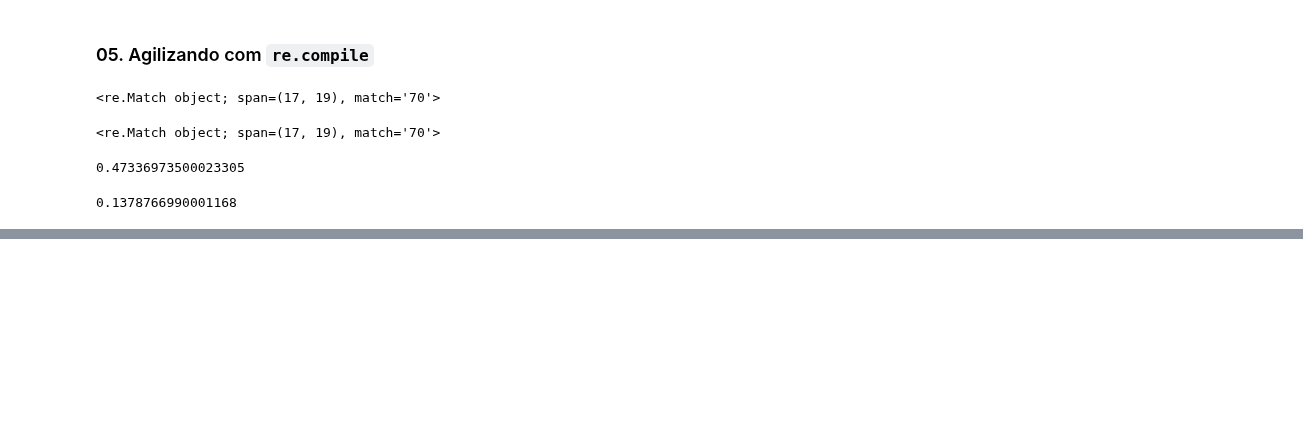
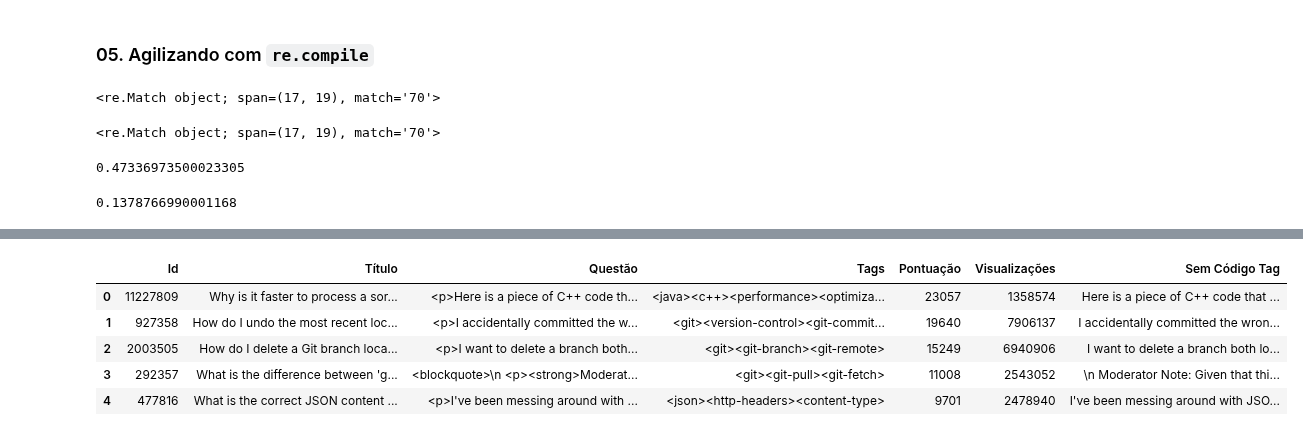
Before and after one commit to C3P0gan/Tutorials, a Jupyter notebook: Alura/Formacao_Machine_Learning_Avancada/Linguagem_Natural/NLP_RegEx_e_Modelos_de_Linguagem/nlp.ipynb, the cells around one changed output, grey strips where cells are left out. Drawn from its saved outputs; the diff is of its cells as text; code cells hidden in the pictures; blank space fills up the shorter version.

Commit message:
[03] Regex: Tratando dados da Web

```diff
--- a/Alura/Formacao_Machine_Learning_Avancada/Linguagem_Natural/NLP_RegEx_e_Modelos_de_Linguagem/nlp.ipynb
+++ b/Alura/Formacao_Machine_Learning_Avancada/Linguagem_Natural/NLP_RegEx_e_Modelos_de_Linguagem/nlp.ipynb
@@ -153,0 +117,12 @@ timeit("""regex.search("1537631532226425370")""", setup)
+# %%
+from typing import List
+
+def remover(textos: str | List[str], regex: re.Pattern) -> str | List[str]:
+    if isinstance(textos, str):
+        return regex.sub("", textos)
+    else:
+        return [regex.sub("", texto) for texto in textos]
+# %%
+regex_html = re.compile(r"<.*?>")
+questao_sem_tag = remover(questao_portugues, regex_html)
+questao_sem_tag
@@ -153,0 +143,8 @@ timeit("""regex.search("1537631532226425370")""", setup)
+# %%
+def substituir_codigo(textos: str | List[str], regex: re.Pattern) -> str | List[str]:
+    if isinstance(textos, str):
+        return regex.sub("CODE", textos)
+    else:
+        return [regex.sub("CODE", texto) for texto in textos]
+# %%
+regex_codigo = re.compile(r"<code>(.|(\n))*?</code>")
@@ -153,0 +180,12 @@ timeit("""regex.search("1537631532226425370")""", setup)
+# %%
+questoes_ingles_sem_codigo = substituir_codigo(dados_ingles.Questão, regex_codigo)
+questoes_ingles_sem_codigo_tag = remover(questoes_ingles_sem_codigo, regex_html)
+dados_ingles["Sem Código Tag"] = questoes_ingles_sem_codigo_tag
+dados_ingles.head()
+# %% [output]
+|  | Id | Título | Questão | Tags | Pontuação | Visualizações | Sem Código Tag |
+| 0 | 11227809 | Why is it faster to process a sor... | <p>Here is a piece of C++ code th... | <java><c++><performance><optimiza... | 23057 | 1358574 | Here is a piece of C++ code that ... |
+| 1 | 927358 | How do I undo the most recent loc... | <p>I accidentally committed the w... | <git><version-control><git-commit... | 19640 | 7906137 | I accidentally committed the wron... |
+| 2 | 2003505 | How do I delete a Git branch loca... | <p>I want to delete a branch both... | <git><git-branch><git-remote> | 15249 | 6940906 | I want to delete a branch both lo... |
+| 3 | 292357 | What is the difference between 'g... | <blockquote>\n <p><strong>Moderat... | <git><git-pull><git-fetch> | 11008 | 2543052 | \n Moderator Note: Given that thi... |
+| 4 | 477816 | What is the correct JSON content ... | <p>I've been messing around with ... | <json><http-headers><content-type> | 9701 | 2478940 | I've been messing around with JSO... |
```
Also changed, not shown: parts of 16 cells of this notebook.
